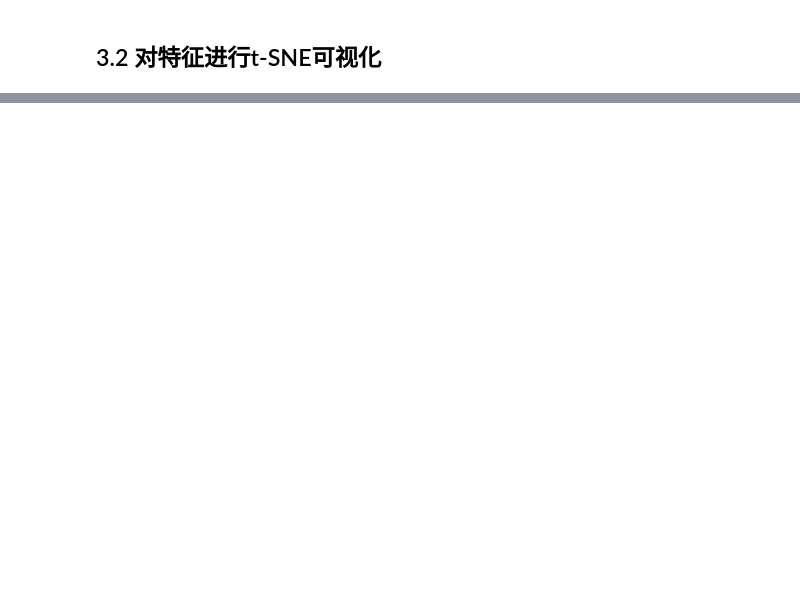
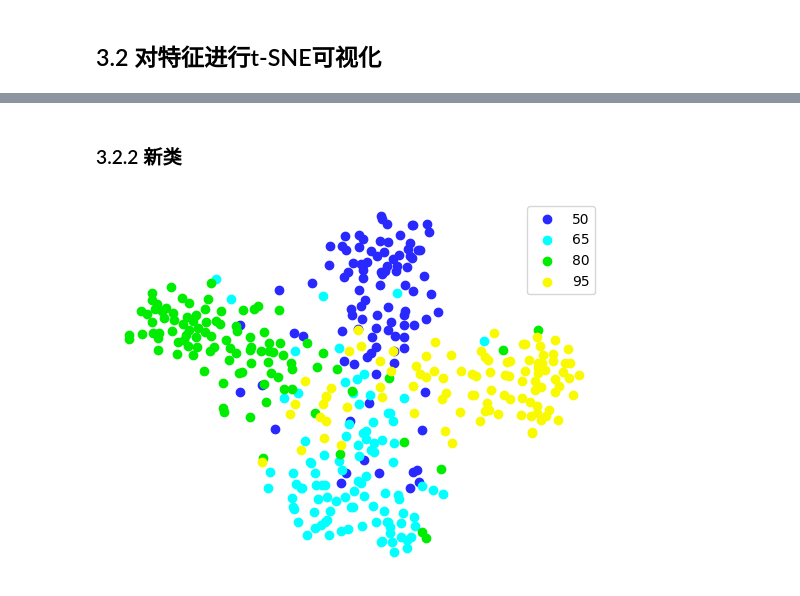
Before and after one commit to BlacknoSheep/CIL, a Jupyter notebook: examples/t-SNE.ipynb, the cells around one changed output, grey strips where cells are left out. Cells and saved outputs as stored; diff of their text form; code cells hidden in the pictures; blank space fills up the shorter version.

```diff
--- a/examples/t-SNE.ipynb
+++ b/examples/t-SNE.ipynb
@@ -115,0 +132,10 @@ array([[1, 2],
+# %% [markdown]
+### 3.2.2 新类
+# %%
+select_classes = [50, 65, 80, 95]
+colors = ["#2828FF", "#00FFFF", "#00EC00", "#F9F900"]
+# %%
+# 不使用norm
+do_tsne(select_classes, colors, pre_norm=False)
+# %% [output]
+[figure, added]
```
Also changed, not shown: parts of 20 cells of this notebook, 2 other files.
